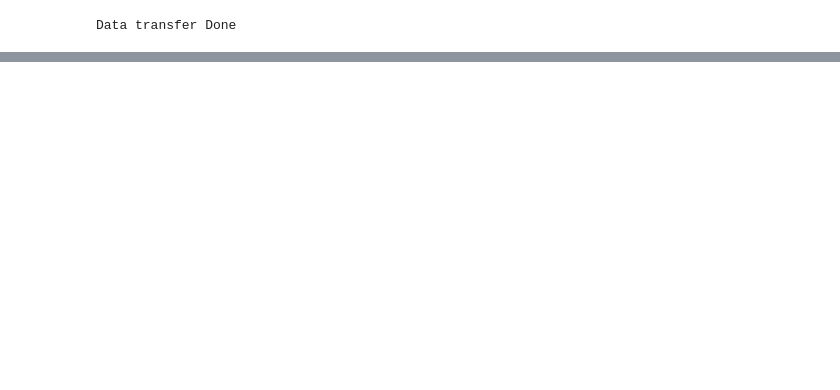
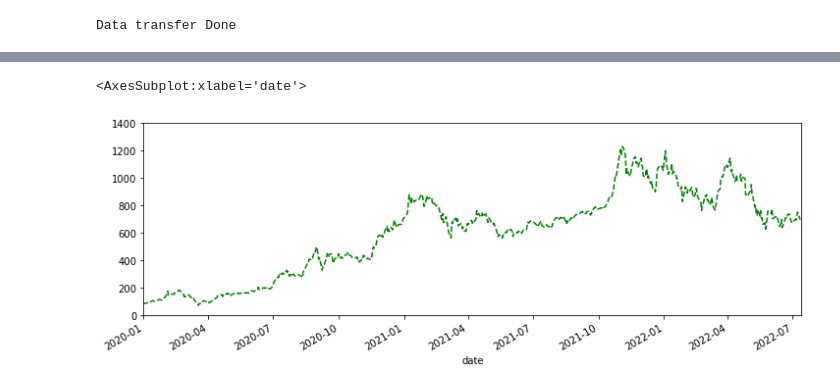
Before and after one commit to VanAntworth/To-The-Moon, a Jupyter notebook: Segment2_Delivery/Machine_Learning/Arima_ML.ipynb, the cells around one changed output, grey strips where cells are left out. Saved outputs shown, nothing was run; the diff lists cells and outputs as text; code cells hidden in the pictures; blank space fills up the shorter version.

```diff
--- a/Segment2_Delivery/Machine_Learning/Arima_ML.ipynb
+++ b/Segment2_Delivery/Machine_Learning/Arima_ML.ipynb
@@ -56,0 +112,5 @@ df_dbSentimentData
+# %%
+df_dbFinanceData['adjustedClose'].plot(xlim=['2020-01-01','2022-07-13'],ylim=[0,1400],figsize=(12,4),ls='--',c='green')
+# %% [output]
+<AxesSubplot:xlabel='date'>
+[figure, added]
```
Also changed, not shown: parts of 72 cells of this notebook, 1 other file.
